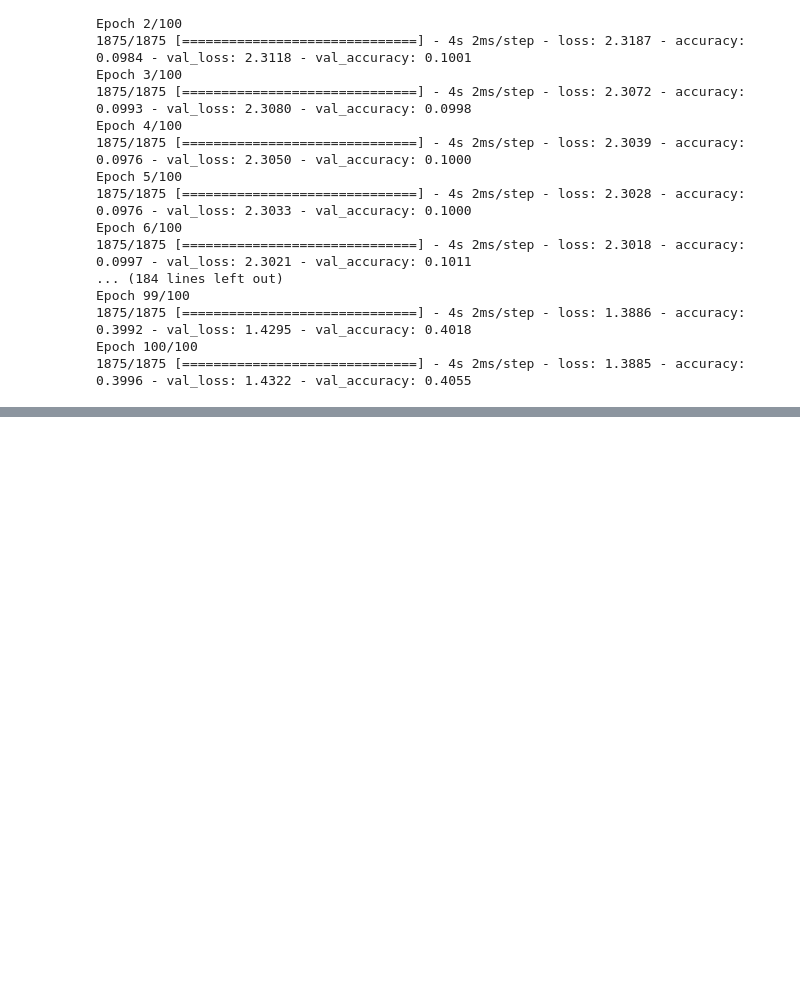
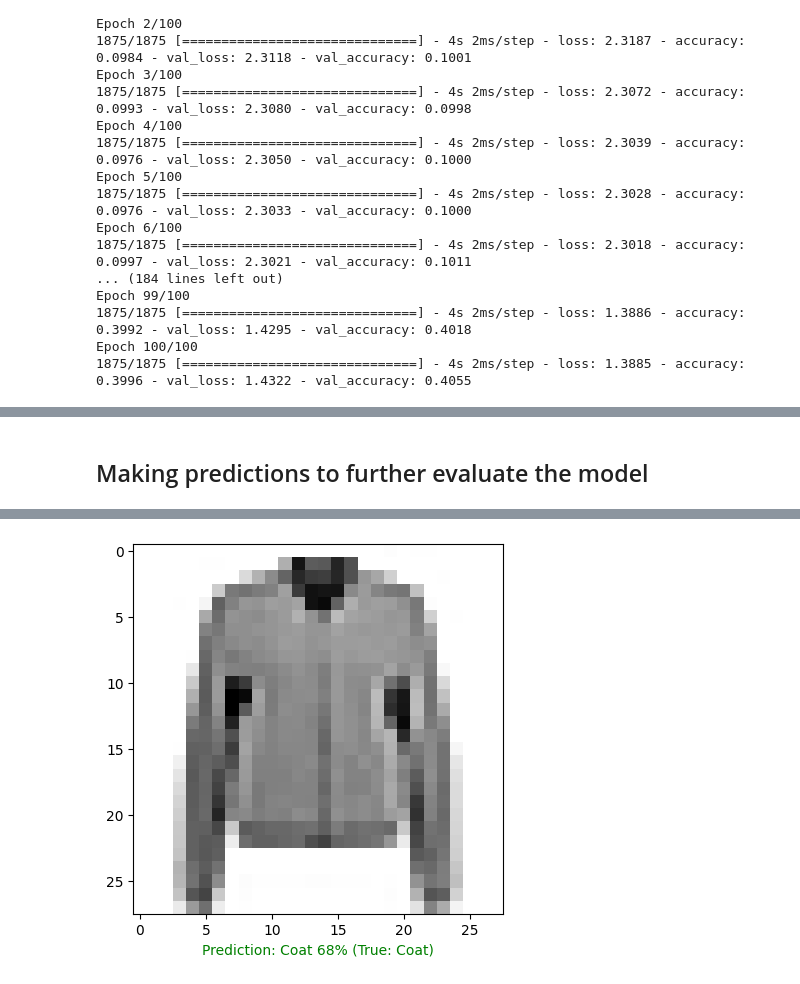
Before and after one commit to mpolinowski/tf-2023, a Jupyter notebook: 02_Tensorflow_Classifications/02_Tensorflow_Classifications.ipynb, the cells around one changed output, grey strips where cells are left out. Cells and saved outputs as stored; diff of their text form; code cells hidden in the pictures; blank space fills up the shorter version.

```diff
--- a/02_Tensorflow_Classifications/02_Tensorflow_Classifications.ipynb
+++ b/02_Tensorflow_Classifications/02_Tensorflow_Classifications.ipynb
@@ -1148,0 +1463,33 @@ Epoch 100/100
+# %% [markdown]
+## Making predictions to further evaluate the model
+# %%
+# function to pick a random image and run prediction
+def random_image_prediction(model, images, true_labels, classes):
+    # create random image index
+    i = random.randint(0, len(images))
+    # select label of image at index i
+    true_label = classes[true_labels[i]]
+    # pick corresponding image
+    target_image = images[i]
+    # reshape image and pass it to prediction
+    pred_probabilities = model.predict(target_image.reshape(1, 28, 28))
+    # select class with highest probability
+    pred_label = classes[pred_probabilities.argmax()]
+
+    # plot the b&w image
+    plt.imshow(target_image, cmap=plt.cm.binary)
+
+    if pred_label == true_label:
+        color = "green"
+    else:
+        color = "red"
+
+    plt.xlabel("Prediction: {} {:2.0f}% (True: {})".format(pred_label,
+                                                     100*tf.reduce_max(pred_probabilities),
+                                                     true_label), color = color)
+# %%
+random_image_prediction(model=model_multiclass_norm,
+                       images=test_data_norm,
+                       true_labels=test_labels,
+                       classes=class_names)
+# %% [output]
@@ -1148,0 +1497 @@ Epoch 100/100
+[figure, added]
```
Also changed, not shown: parts of 29 cells of this notebook, 7 other files.
